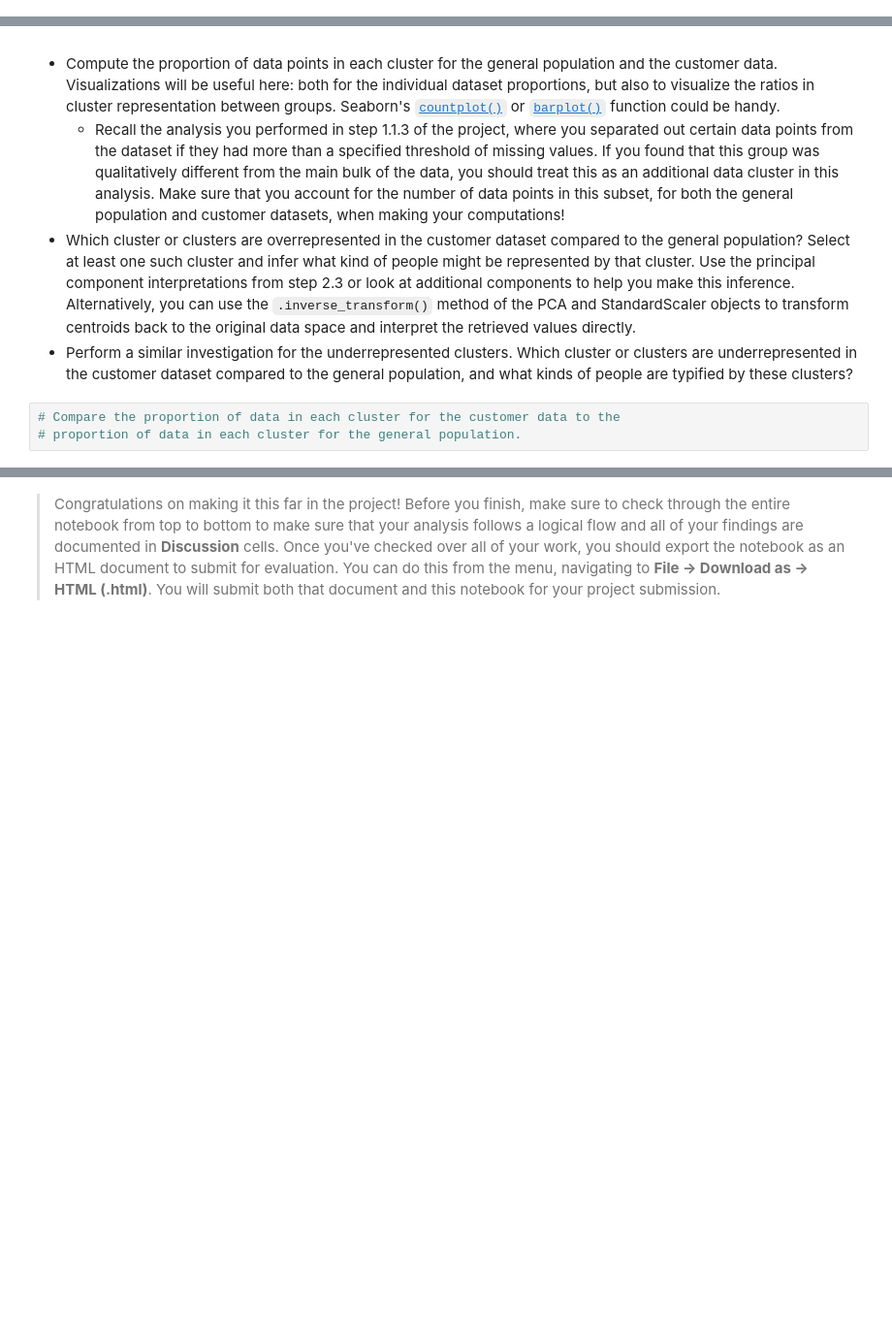
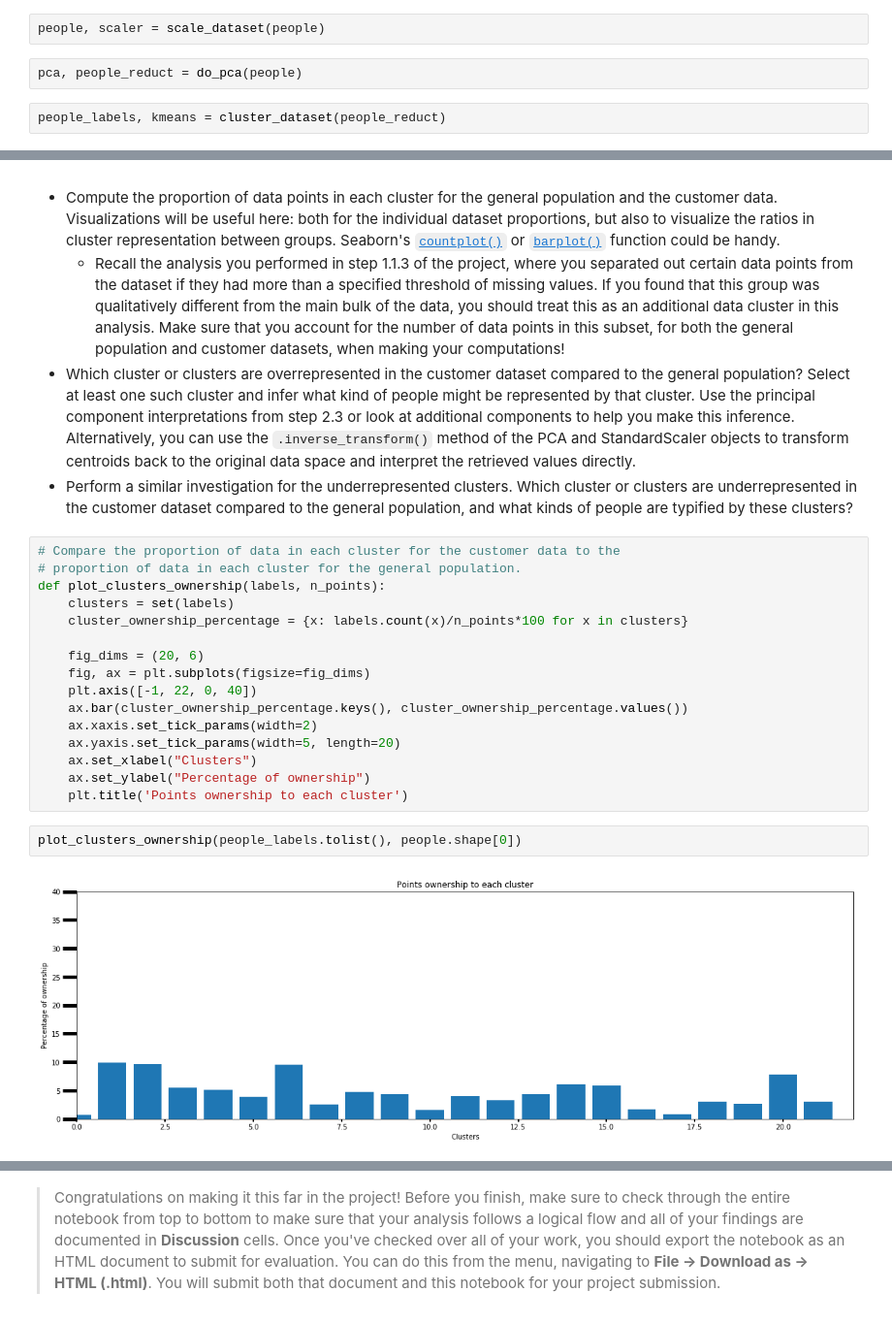
Before and after one commit to a-c-dev/Identify_customer_segments, a Jupyter notebook: Identify_Customer_Segments.ipynb, the cells around one changed output, grey strips where cells are left out. Shown at 97% size. Cells and saved outputs as stored; diff of their text form; blank space fills up the shorter version.

```diff
--- a/Identify_Customer_Segments.ipynb
+++ b/Identify_Customer_Segments.ipynb
@@ -1199,0 +1289,6 @@ customers_scaled = scale_dataset(customers_imputed)
+# %%
+people, scaler = scale_dataset(people)
+# %%
+pca, people_reduct = do_pca(people)
+# %%
+people_labels, kmeans = cluster_dataset(people_reduct)
@@ -1216,6 +1315,23 @@ Take a look at the following points in this step:
   - Recall the analysis you performed in step 1.1.3 of the project, where you separated out certain data points from the dataset if they had more than a specified threshold of missing values. If you found that this group was qualitatively different from the main bulk of the data, you should treat this as an additional data cluster in this analysis. Make sure that you account for the number of data points in this subset, for both the general population and customer datasets, when making your computations!
 - Which cluster or clusters are overrepresented in the customer dataset compared to the general population? Select at least one such cluster and infer what kind of people might be represented by that cluster. Use the principal component interpretations from step 2.3 or look at additional components to help you make this inference. Alternatively, you can use the `.inverse_transform()` method of the PCA and StandardScaler objects to transform centroids back to the original data space and interpret the retrieved values directly.
 - Perform a similar investigation for the underrepresented clusters. Which cluster or clusters are underrepresented in the customer dataset compared to the general population, and what kinds of people are typified by these clusters?
-# %%
-# Compare the proportion of data in each cluster for the customer data to the
-# proportion of data in each cluster for the general population.
+# %%
+# Compare the proportion of data in each cluster for the customer data to the
+# proportion of data in each cluster for the general population.
+def plot_clusters_ownership(labels, n_points):
+    clusters = set(labels)
+    cluster_ownership_percentage = {x: labels.count(x)/n_points*100 for x in clusters}
+
+    fig_dims = (20, 6)
+    fig, ax = plt.subplots(figsize=fig_dims)
+    plt.axis([-1, 22, 0, 40])
+    ax.bar(cluster_ownership_percentage.keys(), cluster_ownership_percentage.values())
+    ax.xaxis.set_tick_params(width=2)
+    ax.yaxis.set_tick_params(width=5, length=20)
+    ax.set_xlabel("Clusters")
+    ax.set_ylabel("Percentage of ownership")
+    plt.title('Points ownership to each cluster')
+# %%
+plot_clusters_ownership(people_labels.tolist(), people.shape[0])
+# %% [output]
+[figure, added]
```
Also changed, not shown: parts of 41 cells of this notebook, 1 other file.
